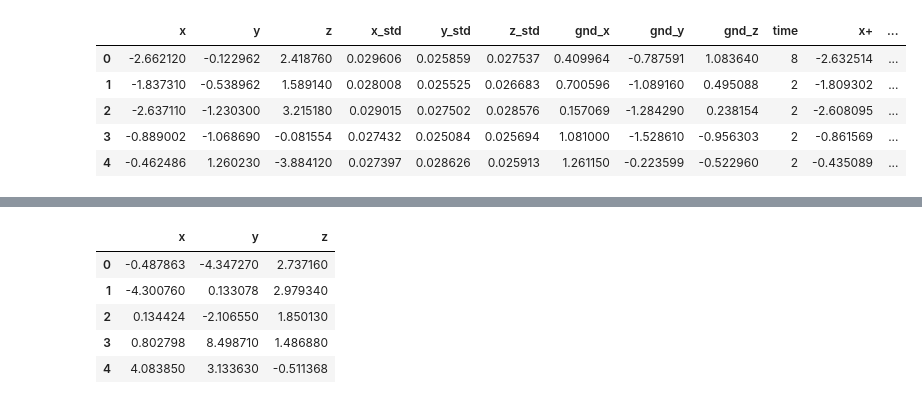
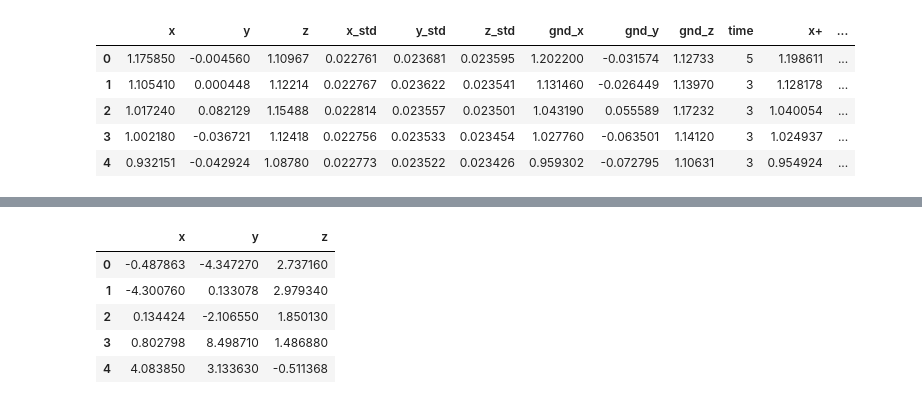
Before and after one commit to Codesflow-Simon/range-only, a Jupyter notebook: data/DataAnalysis.ipynb, the cells around one changed output, grey strips where cells are left out. Drawn from its saved outputs; the diff is of its cells as text; code cells hidden in the pictures.

```diff
--- a/data/DataAnalysis.ipynb
+++ b/data/DataAnalysis.ipynb
@@ -5,25 +5,27 @@ from mpl_toolkits.mplot3d import Axes3D
 
 %matplotlib notebook
 # %%
-prefix = "../build/"
+# prefix = "../build/"
+prefix = "./removingGP/"
+
 
 df = pd.read_csv(prefix+"data.csv")
 df.columns = ['x', 'y', 'z', 'x_std', 'y_std', 'z_std','gnd_x','gnd_y','gnd_z','time']
 df["x+"] = df["x"] + df["x_std"]
 df["y+"] = df["y"] + df["y_std"]
 df["z+"] = df["z"] + df["z_std"]
 df["x-"] = df["x"] - df["x_std"]
 df["y-"] = df["y"] - df["y_std"]
 df["z-"] = df["z"] - df["z_std"]
 
 df.head()
 # %% [output]
 |  | x | y | z | x_std | y_std | z_std | gnd_x | gnd_y | gnd_z | time | x+ | ... |
-| 0 | -2.662120 | -0.122962 | 2.418760 | 0.029606 | 0.025859 | 0.027537 | 0.409964 | -0.787591 | 1.083640 | 8 | -2.632514 | ... |
-| 1 | -1.837310 | -0.538962 | 1.589140 | 0.028008 | 0.025525 | 0.026683 | 0.700596 | -1.089160 | 0.495088 | 2 | -1.809302 | ... |
-| 2 | -2.637110 | -1.230300 | 3.215180 | 0.029015 | 0.027502 | 0.028576 | 0.157069 | -1.284290 | 0.238154 | 2 | -2.608095 | ... |
-| 3 | -0.889002 | -1.068690 | -0.081554 | 0.027432 | 0.025084 | 0.025694 | 1.081000 | -1.528610 | -0.956303 | 2 | -0.861569 | ... |
-| 4 | -0.462486 | 1.260230 | -3.884120 | 0.027397 | 0.028626 | 0.025913 | 1.261150 | -0.223599 | -0.522960 | 2 | -0.435089 | ... |
+| 0 | 1.175850 | -0.004560 | 1.10967 | 0.022761 | 0.023681 | 0.023595 | 1.202200 | -0.031574 | 1.12733 | 5 | 1.198611 | ... |
+| 1 | 1.105410 | 0.000448 | 1.12214 | 0.022767 | 0.023622 | 0.023541 | 1.131460 | -0.026449 | 1.13970 | 3 | 1.128178 | ... |
+| 2 | 1.017240 | 0.082129 | 1.15488 | 0.022814 | 0.023557 | 0.023501 | 1.043190 | 0.055589 | 1.17232 | 3 | 1.040054 | ... |
+| 3 | 1.002180 | -0.036721 | 1.12418 | 0.022756 | 0.023533 | 0.023454 | 1.027760 | -0.063501 | 1.14120 | 3 | 1.024937 | ... |
+| 4 | 0.932151 | -0.042924 | 1.08780 | 0.022773 | 0.023522 | 0.023426 | 0.959302 | -0.072795 | 1.10631 | 3 | 0.954924 | ... |
 # %%
 plt.plot(df.index, df['x'])
 plt.plot(df.index, df['x+'])
```
Also changed, not shown: 12 other files.
